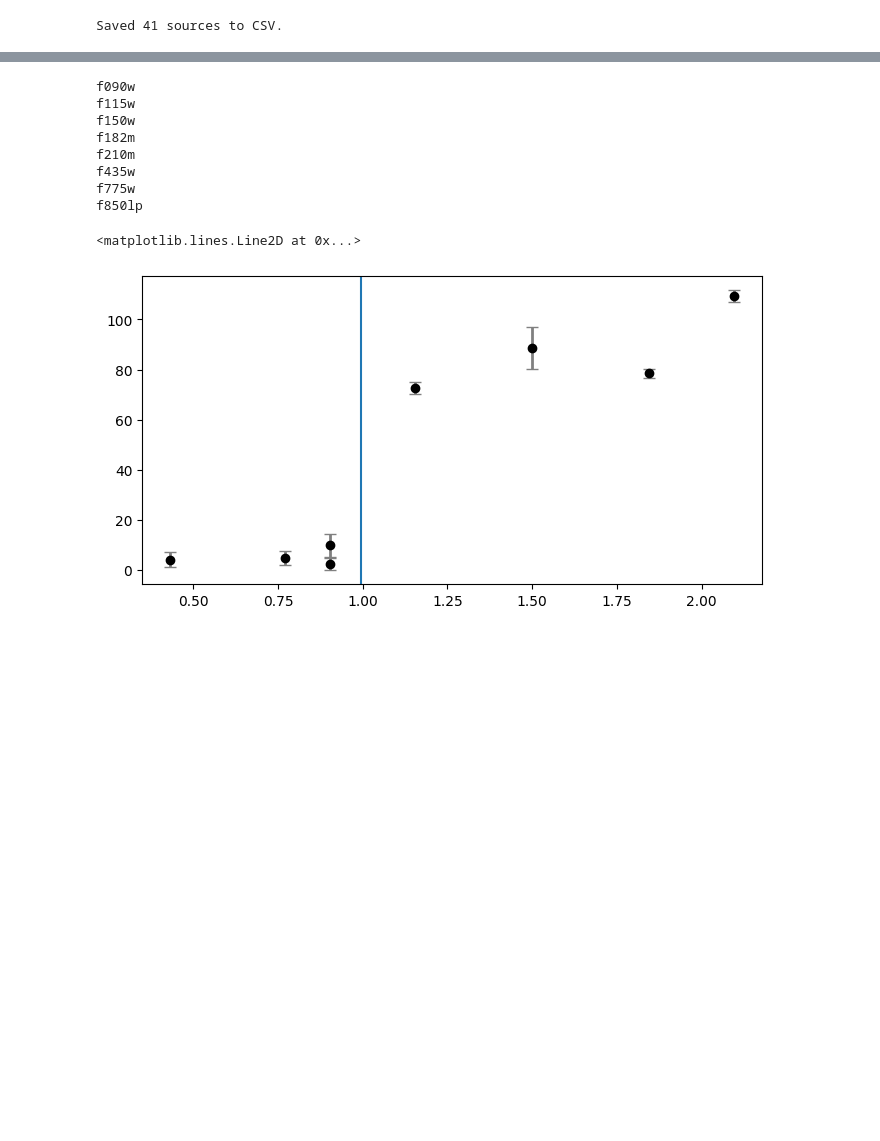
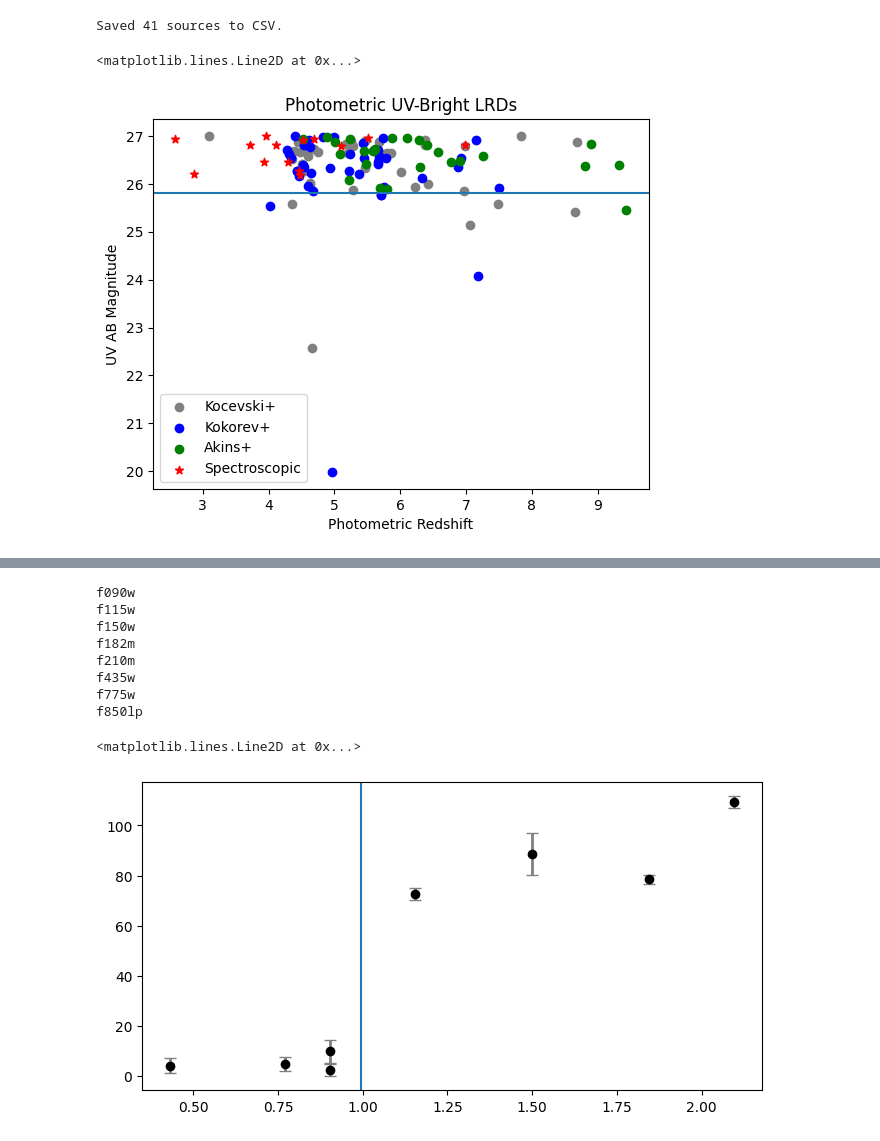
Before and after one commit to sfremy/my-eazy-jwst, a Jupyter notebook: scripts/lrdselect.ipynb, the cells around one changed output, grey strips where cells are left out. Drawn from its saved outputs; the diff is of its cells as text; code cells hidden in the pictures; blank space fills up the shorter version.

```diff
--- a/scripts/lrdselect.ipynb
+++ b/scripts/lrdselect.ipynb
@@ -882,0 +1172,21 @@ Saved 41 sources to CSV.
+# %%
+import matplotlib.pyplot as plt
+
+kocevski_tab = Table.read('uv_bright_kocevski.csv', format='csv')
+kokorev_tab = Table.read('uv_bright_kokorev.csv', format='csv')
+akins_tab = Table.read('uv_bright_akins.csv', format='csv')
+degraaf_tab = Table.read('uv_bright_coordinates.csv', format='csv')
+
+plt.figure()
+plt.scatter(kocevski_tab['zphot'], kocevski_tab['uv_mag'], label='Kocevski+', color='gray')
+plt.scatter(kokorev_tab['zphot'], kokorev_tab['uv_mag'], label='Kokorev+', color='blue')
+plt.scatter(akins_tab['zphot'], akins_tab['uv_mag'], label='Akins+', color='green')
+plt.scatter(degraaf_tab['zspec'], degraaf_tab['uv_mag'], label='Spectroscopic', color='red', marker='*')
+plt.legend()
+plt.xlabel('Photometric Redshift')
+plt.ylabel('UV AB Magnitude')
+plt.title('Photometric UV-Bright LRDs')
+plt.axhline(25.8)
+# %% [output]
+<matplotlib.lines.Line2D at 0x...>
+[figure, added]
```
Also changed, not shown: parts of 38 cells of this notebook, 7 other files.
